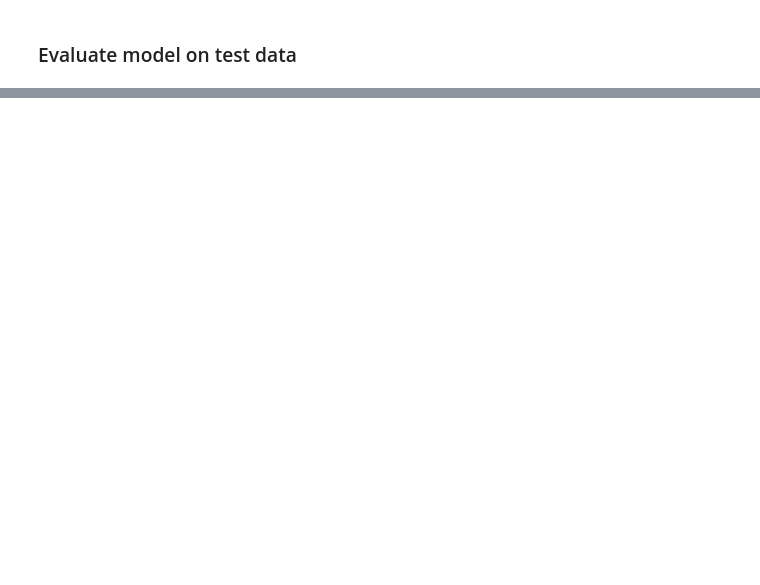
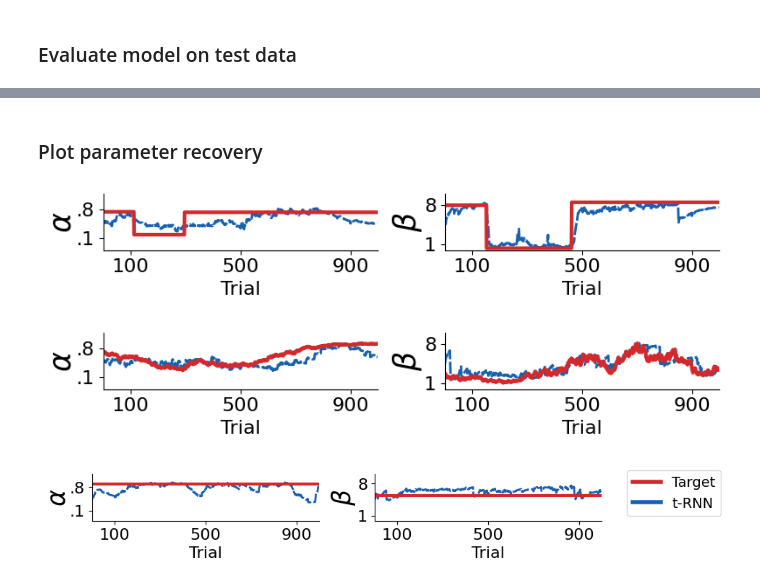
Before and after one commit to anaston/DL_inference_RL_params, a Jupyter notebook: plot_synth_results.ipynb, the cells around one changed output, grey strips where cells are left out. Saved outputs shown, nothing was run; the diff lists cells and outputs as text; code cells hidden in the pictures; blank space fills up the shorter version.

```diff
--- a/plot_synth_results.ipynb
+++ b/plot_synth_results.ipynb
@@ -74,0 +136,63 @@ tRNN MSE beta loss: 0.18445 +/- 0.21062
+# %% [markdown]
+### Plot parameter recovery
+# %%
+# Colours for line plots
+col = ['#D2292D', '#1761B0']
+
+for i in [15, 22, 8]:
+    # Select agent data
+    df_agent = df_data[df_data['agent']==i]
+
+    # Initialize axes
+    fig, (ax0, ax1) = plt.subplots(1, 2, figsize=(8, 1.5))
+
+    # Line plots for alpha
+    sns.lineplot(ax=ax0, x=np.arange(ntrials), y=y_alpha_all[i, :],
+                 color=col[1], lw=2, ls=(0, (5, 1))) # prediction
+    sns.lineplot(ax=ax0, x=np.arange(ntrials), y=df_agent.alpha,
+                 color=col[0], lw=3) # target
+
+    # Line plots for beta
+    sns.lineplot(ax=ax1, x=np.arange(ntrials), y=y_beta_all[i, :],
+                 color=col[1], lw=2, ls=(0, (5, 1))) # prediction
+    sns.lineplot(ax=ax1, x=np.arange(ntrials), y=df_agent.beta,
+                 color=col[0], lw=3) # target
+
+    # Set axes properties for alpha
+    ax0.set_xticklabels([])
+    ax0.set_xlim(0, ntrials)
+    ax0.set_ylim(-0.2, 1.2)
+    ax0.set_ylabel(r'$\alpha$', size=25, labelpad=0)
+    ax0.set_yticks([.1, .8])
+    ax0.set_yticklabels([.1, 0.8], size=16)
+    ax0.set_yticklabels([str(x)[1:] for x in np.round(ax0.get_yticks(), 3)])
+    ax0.set_xlim(0, 1000)
+    ax0.set_xticks([100, 500, 900])
+    ax0.set_xticklabels([100, 500, 900], size=16)
+    ax0.set_xlabel('Trial', size=16)
+
+    # Set axes properties for beta
+    ax1.set_xlim(0, ntrials)
+    ax1.set_ylim(-0.1, 10.1)
+    ax1.set_ylabel(r'$\beta$', size=25, labelpad=0)
+    ax1.set_yticks([1, 8])
+    ax1.set_yticklabels([1, 8], size=16)
+    ax1.set_xlabel('Trial', size=16)
+    ax1.set_xlim(0, 1000)
+    ax1.set_xticks([100, 500, 900])
+    ax1.set_xticklabels([100, 500, 900], size=16)
+
+    # Add legend
+    legend_elements = [Line2D([0], [0], lw=4, color=col[0], label='Target'),
+                       Line2D([0], [0], lw=4, color=col[1], label='t-RNN')]
+    if i == 8:
+        fig.legend(handles=legend_elements, bbox_to_anchor=(1.2, 1), ncol=1, fontsize=14)
+
+    # Despine and show plot
+    sns.despine()
+    plt.tight_layout()
+    plt.show()
+# %% [output]
+[figure, added]
+[figure, added]
+[figure, added]
```
Also changed, not shown: parts of 7 cells of this notebook, 2 other files.
